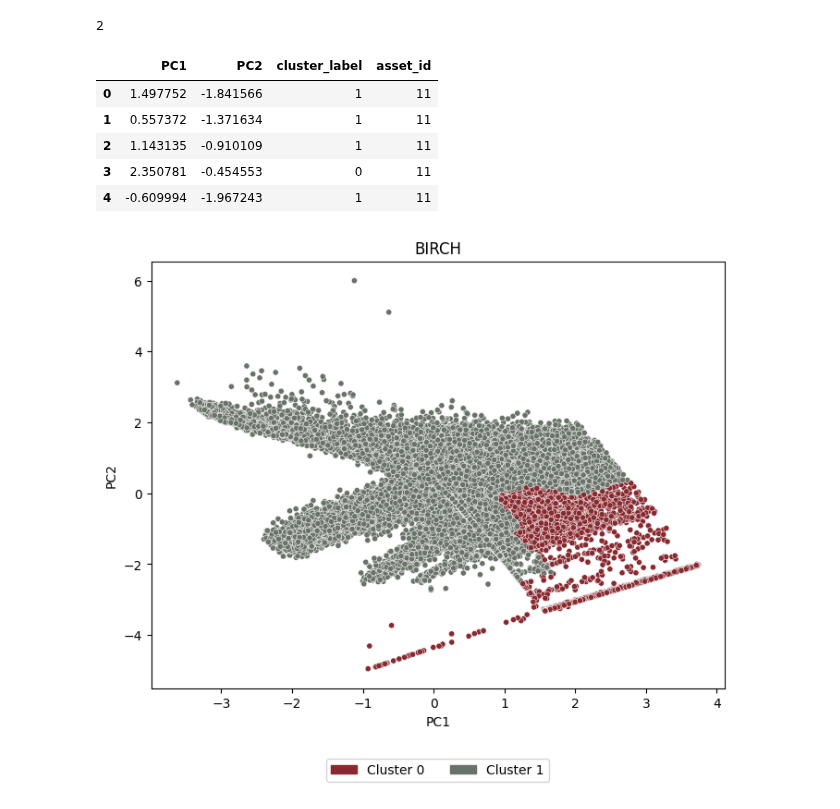
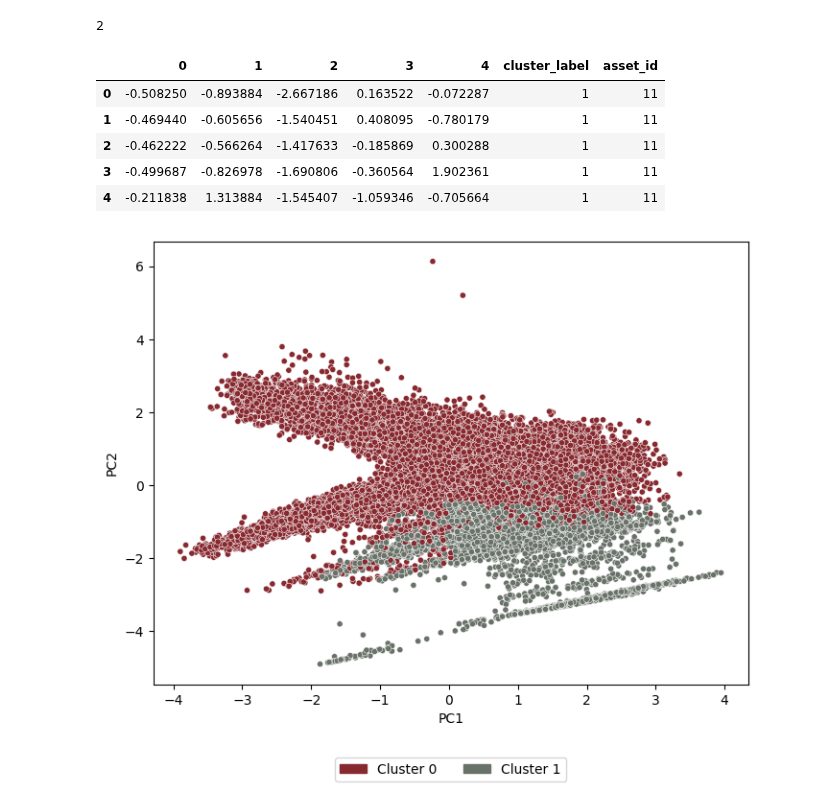
Before and after one commit to sarabreu/thesis_dev, a Jupyter notebook: 2_models/with_raw_data/solar/hierarchical_cluster_opt.ipynb, the cells around one changed output. Cells and saved outputs as stored; diff of their text form; code cells hidden in the pictures.

```diff
--- a/2_models/with_raw_data/solar/hierarchical_cluster_opt.ipynb
+++ b/2_models/with_raw_data/solar/hierarchical_cluster_opt.ipynb
@@ -673,6 +685,8 @@ plt.xticks(rotation=0)
 plt.show()
 # %% [output]
 [figure]
+# %%
+df_scaled = df_scaled.loc[:,:'4']
 # %% [markdown]
 ### BIRCH
 # %%
@@ -699,6 +713,6 @@ birch_clust = Birch()
 # Initialize GridSearchCV
 grid_search = GridSearchCV(birch_clust, param_grid, scoring=clustering_scorer, cv=2, verbose=2, n_jobs=-1)
 # Perform grid search
-grid_search.fit(pca_df)
+grid_search.fit(df_scaled)
 # %% [output]
 Fitting 2 folds for each of 20 candidates, totalling 40 fits
@@ -764,24 +766,25 @@ Best Silhouette Score: 0.6978682647757257
 # %%
 brc = Birch(n_clusters=2, threshold=0.5)
-brc.fit(pca_df)
-labels = brc.predict(pca_df)
+brc.fit(df_scaled)
+labels = brc.predict(df_scaled)
 len(np.unique(labels))
 # %% [output]
 2
 # %%
 with open('results/hierarchical_opt/birch.pickle', 'wb') as f:
     pickle.dump(brc, f)
-# %%
-pca_df = pca_df[['PC1', 'PC2']]
 # %%
 pca_df['cluster_label'] = labels
 pca_df['asset_id'] = df_subset['asset_id']
-pca_df.head()
+
+df_scaled['cluster_label'] = labels
+df_scaled['asset_id'] = df_subset['asset_id']
+df_scaled.head()
 # %% [output]
-|  | PC1 | PC2 | cluster_label | asset_id |
-| 0 | 1.497752 | -1.841566 | 1 | 11 |
-| 1 | 0.557372 | -1.371634 | 1 | 11 |
-| 2 | 1.143135 | -0.910109 | 1 | 11 |
-| 3 | 2.350781 | -0.454553 | 0 | 11 |
-| 4 | -0.609994 | -1.967243 | 1 | 11 |
+|  | 0 | 1 | 2 | 3 | 4 | cluster_label | asset_id |
+| 0 | -0.508250 | -0.893884 | -2.667186 | 0.163522 | -0.072287 | 1 | 11 |
+| 1 | -0.469440 | -0.605656 | -1.540451 | 0.408095 | -0.780179 | 1 | 11 |
+| 2 | -0.462222 | -0.566264 | -1.417633 | -0.185869 | 0.300288 | 1 | 11 |
+| 3 | -0.499687 | -0.826978 | -1.690806 | -0.360564 | 1.902361 | 1 | 11 |
+| 4 | -0.211838 | 1.313884 | -1.545407 | -1.059346 | -0.705664 | 1 | 11 |
 # %%
@@ -789,19 +792,19 @@ pca_df.to_csv('results/hierarchical_opt/csv_labels_cut_raw/birch.csv', index = F
 # %%
 n_clusters = len(pca_df['cluster_label'].unique())
 pallete = sns.color_palette(my_colors, n_clusters)
 
 # Plot the representative points on a scatter plot using PCA results
 plt.figure(figsize=(8, 6))
 sns.scatterplot(data=pca_df, x='PC1', y='PC2', hue='cluster_label', palette=pallete, s=20)
-plt.title("BIRCH")
+# plt.title("BIRCH")
 plt.xlabel('PC1')
 plt.ylabel('PC2')
 legend_handles = [mpatches.Circle((0, 0), radius=1, color=color) for color in my_colors]
 plt.legend(handles=legend_handles, labels=[f'Cluster {cluster_label}' for cluster_label in np.unique(labels)],
            loc='upper center', bbox_to_anchor=(0.5, -0.15), ncol=5)
 plt.show()
 # %% [output]
-[figure, old version]
+[figure, new version]
 # %%
 most_frequent_clusters = pca_df.groupby('asset_id')['cluster_label'].agg(lambda x: np.bincount(x).argmax())
 
```
Also changed, not shown: parts of 47 cells of this notebook, 6 other files.
